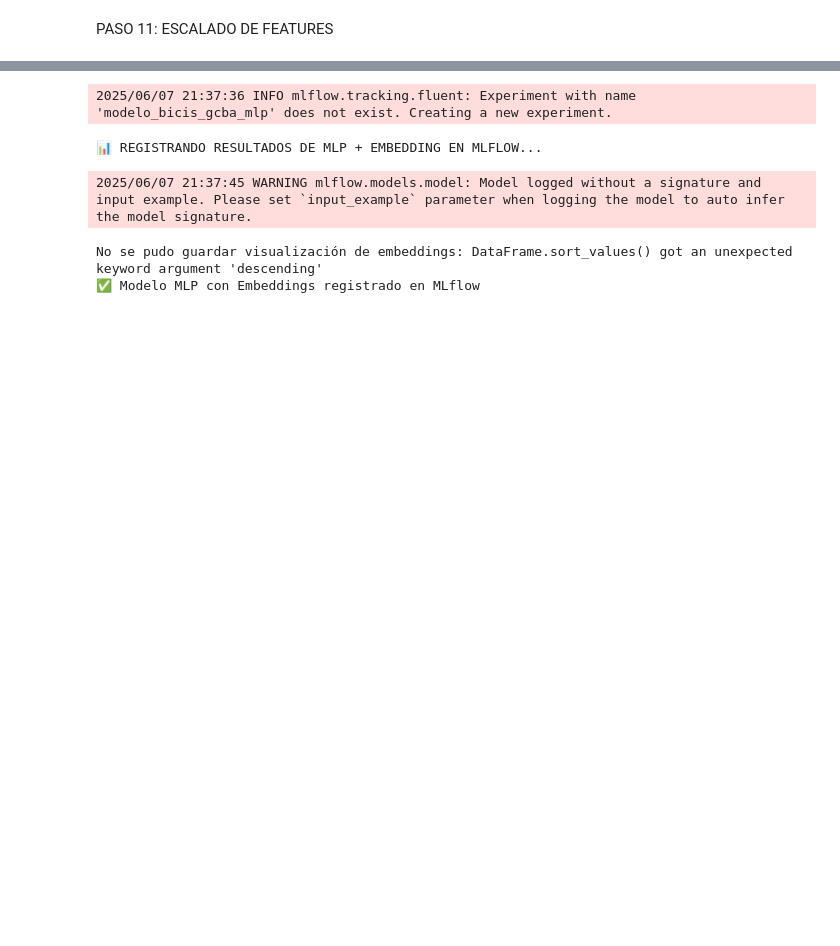
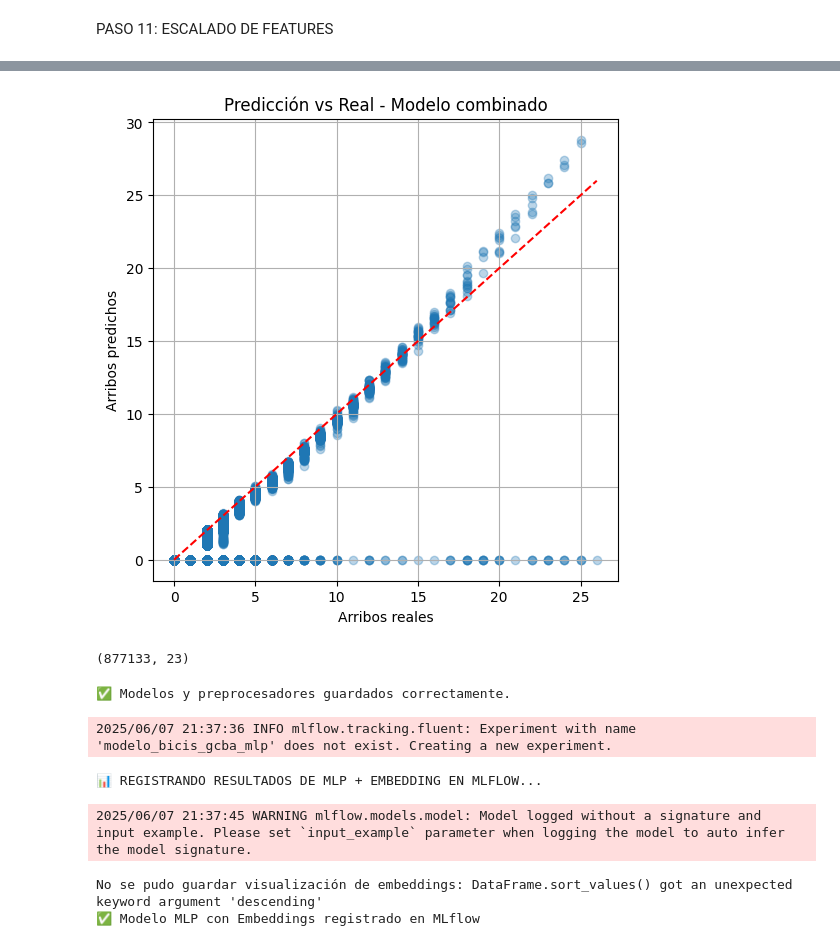
Before and after one commit to mattemusacchio/ML_Bicis, a Jupyter notebook: test.ipynb, the cells around one changed output, grey strips where cells are left out. Saved outputs shown, nothing was run; the diff lists cells and outputs as text; code cells hidden in the pictures; blank space fills up the shorter version.

```diff
--- a/test.ipynb
+++ b/test.ipynb
@@ -657,0 +879,13 @@ joblib.dump(model_metadata, 'models/model_metadata.pkl')
+# %%
+import matplotlib.pyplot as plt
+
+plt.figure(figsize=(6, 6))
+plt.scatter(y_test_reg, y_pred_combined, alpha=0.3)
+plt.plot([0, max(y_test_reg)], [0, max(y_test_reg)], color='red', linestyle='--')
+plt.xlabel("Arribos reales")
+plt.ylabel("Arribos predichos")
+plt.title("Predicción vs Real - Modelo combinado")
+plt.grid(True)
+plt.show()
+# %% [output]
+[figure, added]
@@ -658,3 +907,36 @@ joblib.dump(model_metadata, 'models/model_metadata.pkl')
+# %%
+print(X_test.shape)
+# %% [output]
+(877133, 23)
+# %%
+import joblib
+import torch
+
+# Crear carpeta si no existe
+import os
+os.makedirs("models", exist_ok=True)
+
+# Guardar modelo PyTorch (solo pesos)
+torch.save(reg_model.state_dict(), "models/mlp_tree.pth")
+
+# Guardar preprocessor de sklearn
+joblib.dump(preprocessor, "models/preprocessor_mlp_tree.pkl")
+
+# Guardar clasificador
+joblib.dump(clf_model, "models/clf_model.pkl")
+
+# Guardar metadatos
+model_metadata = {
+    "input_dim": X_train_tensor.shape[1],
+    "num_stations": len(station_mapping),
+    "emb_dim": 8,
+    "station_mapping": station_mapping
+}
+joblib.dump(model_metadata, "models/model_metadata_mlp_tree.pkl")
+
+print("✅ Modelos y preprocesadores guardados correctamente.")
+# %% [output]
+✅ Modelos y preprocesadores guardados correctamente.
 # %%
 import mlflow
 import torch
```
Also changed, not shown: parts of 14 cells of this notebook, 12 other files.
